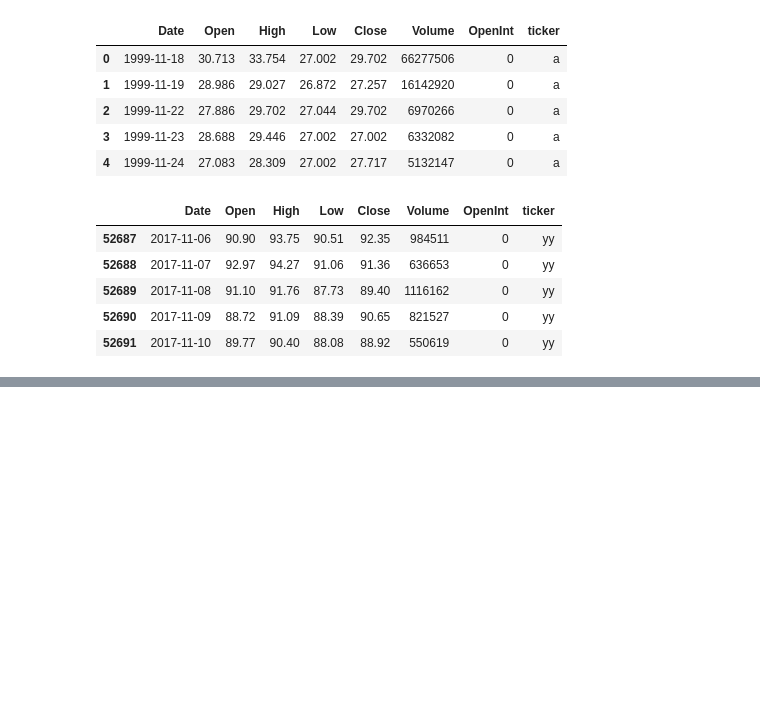
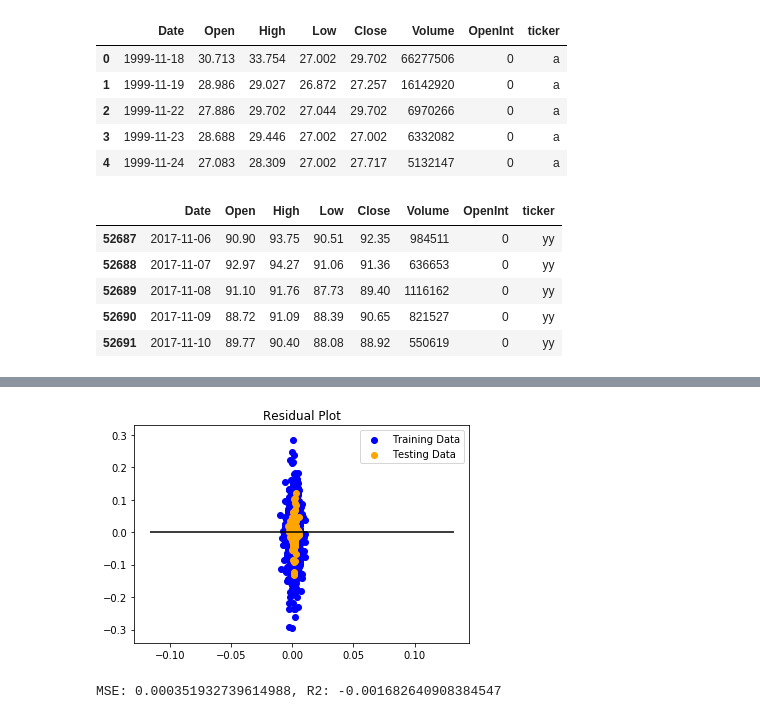
Before and after one commit to tli2001/tickermagic, a Jupyter notebook: data_cleaning.ipynb, the cells around one changed output, grey strips where cells are left out. Saved outputs shown, nothing was run; the diff lists cells and outputs as text; code cells hidden in the pictures; blank space fills up the shorter version.

Commit message:
initial model complete

```diff
--- a/data_cleaning.ipynb
+++ b/data_cleaning.ipynb
@@ -73,0 +182,4 @@ alltickers_df.tail(5)
+# %%
+n = amzn_df2.shape[0]
+p = amzn_df2.shape[1]
+print(n, p)
@@ -73,0 +188,11 @@ alltickers_df.tail(5)
+# %%
+a_data = amzn_df2.values
+# %%
+train_start = 0
+train_end = int(np.floor(0.8*n))
+test_start = train_end + 1
+test_end = n
+data_train = a_data[np.arange(train_start, train_end), :]
+data_test = a_data[np.arange(test_start, test_end), :]
+
+# go to model train section at end
@@ -73,0 +314,28 @@ alltickers_df.tail(5)
+# %%
+# Build X and y
+X_train = data_train[:, 1:]
+y_train = data_train[:, 0]
+X_test = data_test[:, 1:]
+y_test = data_test[:, 0]
+# %%
+from sklearn.linear_model import LinearRegression
+model = LinearRegression()
+model.fit(X_train, y_train)
+plt.scatter(model.predict(X_train), model.predict(X_train) - y_train, c="blue", label="Training Data")
+plt.scatter(model.predict(X_test), model.predict(X_test) - y_test, c="orange", label="Testing Data")
+plt.legend()
+plt.hlines(y=0, xmin=y_test.min(), xmax=y_test.max())
+plt.title("Residual Plot")
+plt.show()
+# %% [output]
+[figure, added]
+# %%
+from sklearn.metrics import mean_squared_error
+
+predictions = model.predict(X_test)
+MSE = mean_squared_error(y_test, predictions)
+r2 = model.score(X_test, y_test)
+
+print(f"MSE: {MSE}, R2: {r2}")
+# %% [output]
+MSE: 0.000351932739614988, R2: -0.001682640908384547
```
Also changed, not shown: parts of 24 cells of this notebook, 1 other file.
